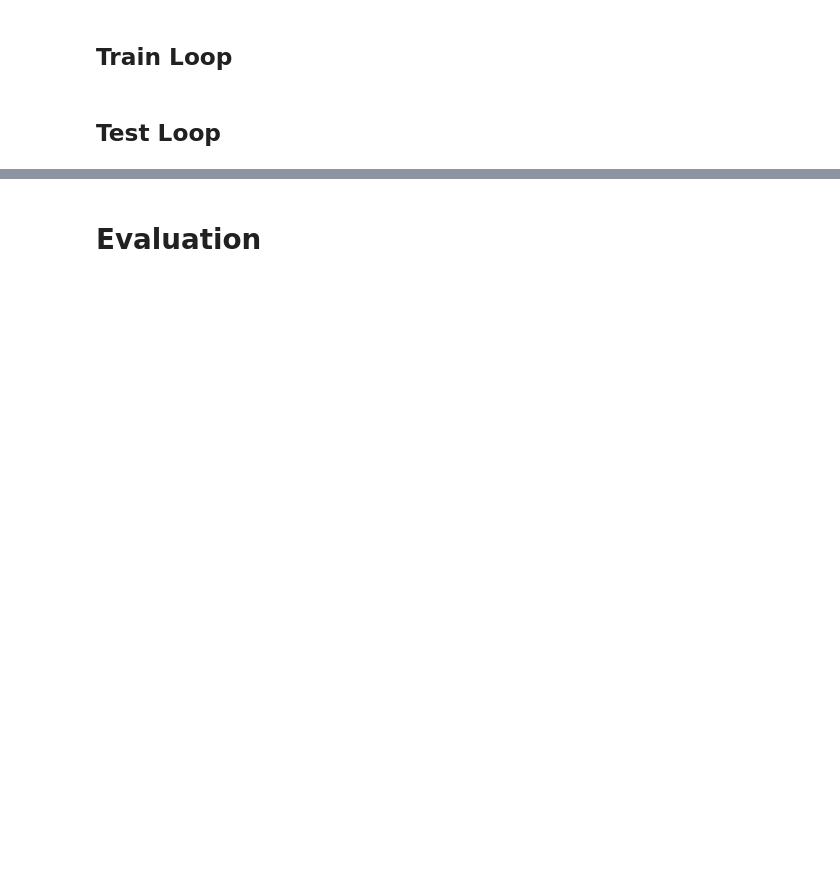
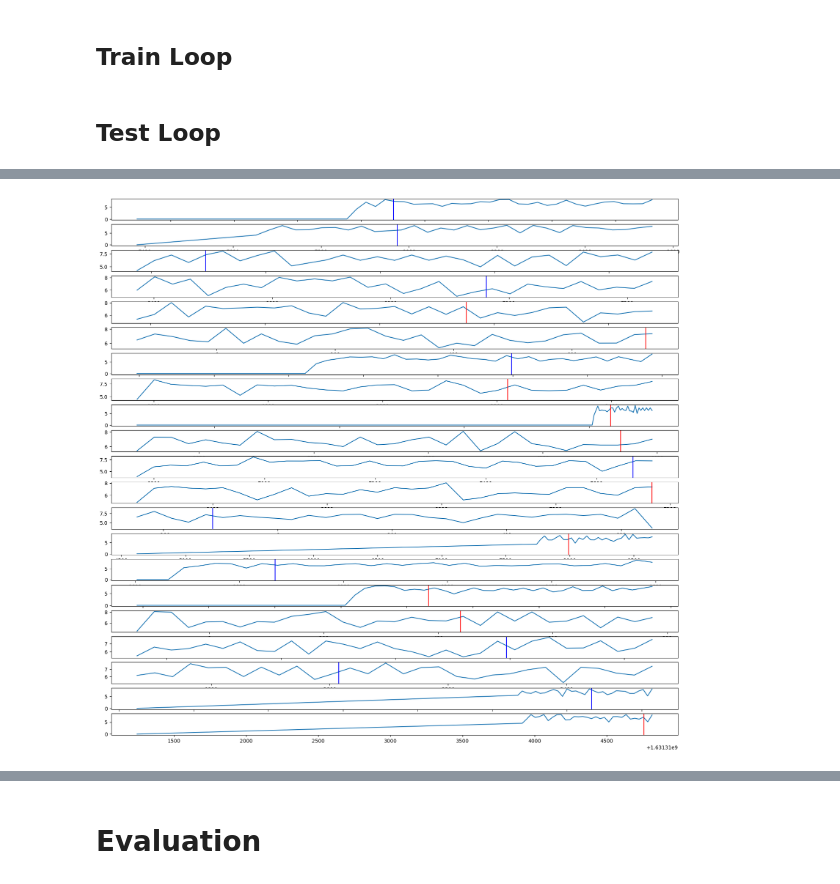
Before and after one commit to YC0806/2023-Yuchen, a Jupyter notebook: TGAE2.ipynb, the cells around one changed output, grey strips where cells are left out. Saved outputs shown, nothing was run; the diff lists cells and outputs as text; code cells hidden in the pictures; blank space fills up the shorter version.

```diff
--- a/TGAE2.ipynb
+++ b/TGAE2.ipynb
@@ -668,0 +669,23 @@ plt.legend()
+# %%
+fig = plt.figure(figsize=(20,20))
+# for i_signal,(signal, adj_list, annotation) in enumerate(zip(signals_val,adj_list_val, annotation_val)):
+for i_signal,(signal, adj_list, annotation) in enumerate(zip(signals_train,adj_list_train, annotation_train)):
+    if i_signal > 20:
+        break
+
+    snapshot_losses = test_loop(signal, model, loss_f, optimizer, device, adj_list)
+#                 print(np.mean(val_loss))
+#     val_losses.append(np.mean(snapshot_losses))
+    ts_list = signal.ts_list
+#     plt.subplot(len(signals_val)+1,1,i_signal+1)
+    plt.subplot(21+1,1,i_signal+1)
+#     print(len(snapshot_losses))
+    plt.plot(ts_list,snapshot_losses)
+    if annotation[0] == 'dos':
+        plt.axvline(x = float(annotation[1]), color = 'red', label = annotation[0])
+    if annotation[0] == 'privesc':
+        plt.axvline(x = float(annotation[1]), color = 'blue', label = annotation[0])
+# plt.show()
+# plt.savefig(f'val_res_TGAE_NNConv_{GLOBAL_EPOCH}_{np.mean(history_train_list[-1]):.4f}_{np.mean(history_val_list[-1]):.4f}.png')
+# %% [output]
+[figure, added]
```
Also changed, not shown: parts of 11 cells of this notebook.
